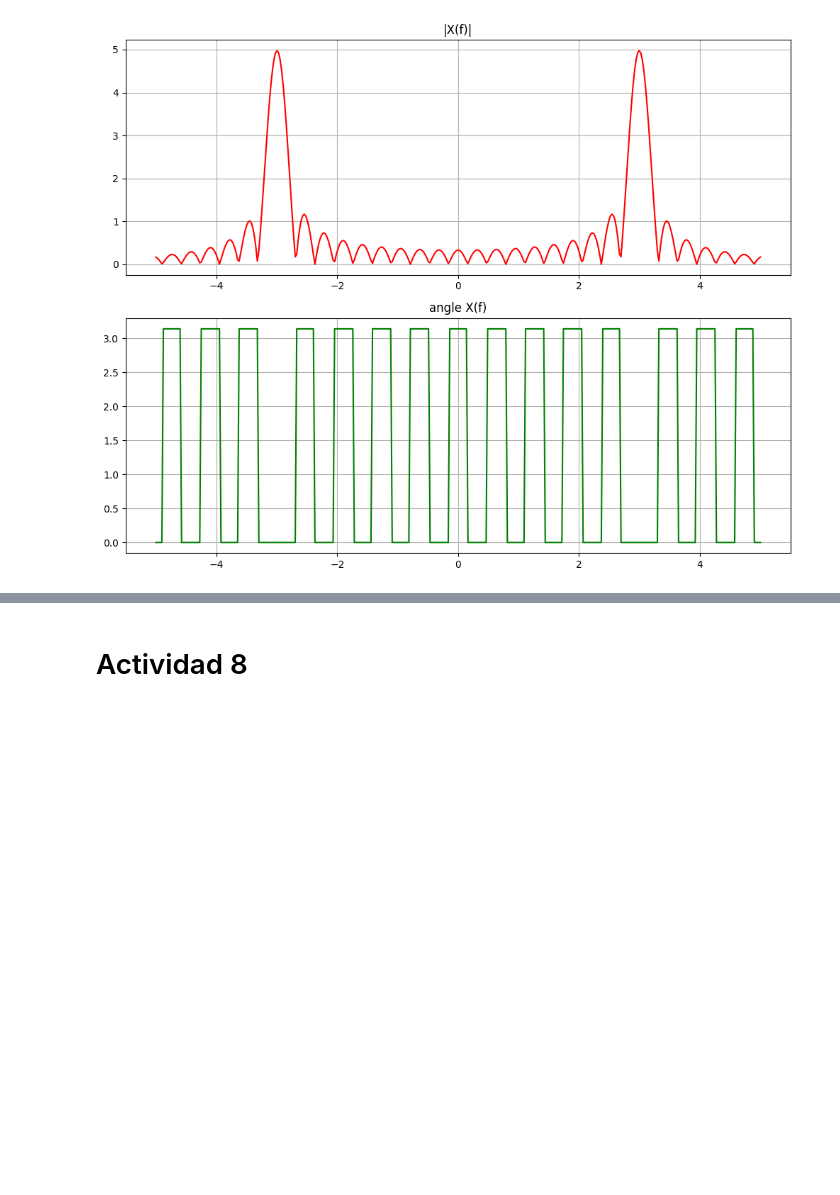
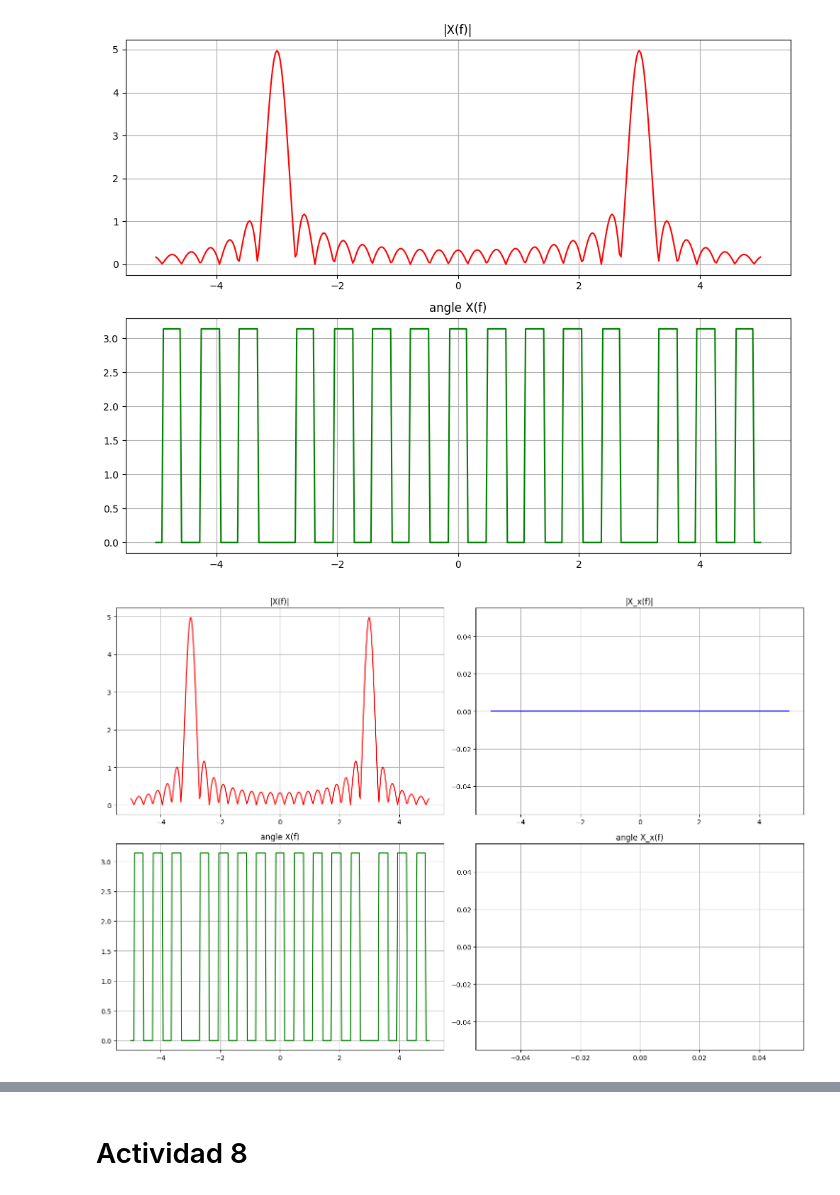
Before and after one commit to Lekkito/analisis-de-se-ales, a Jupyter notebook: tp4.ipynb, the cells around one changed output, grey strips where cells are left out. Saved outputs shown, nothing was run; the diff lists cells and outputs as text; code cells hidden in the pictures; blank space fills up the shorter version.

```diff
--- a/tp4.ipynb
+++ b/tp4.ipynb
@@ -241,3 +241,57 @@ plt.tight_layout()
 plt.show()
 # %% [output]
 [figure]
+# %%
+import matplotlib.pyplot as plt
+import numpy as np
+import sympy as sp
+
+# Defino las variables
+f, t, w = sp.symbols('f t w')
+f0 = 3
+x = sp.cos(2 * sp.pi * f0 * t)
+f_vals = np.linspace(-5, 5, 400)
+
+X = 5 * (sp.sinc(10 *sp.pi* (f - f0)) + sp.sinc(10 * sp.pi*(f + f0)))
+# Graficar el modulo y fase de X
+XM = [sp.Abs(X.subs(f, val)) for val in f_vals]
+XP = [sp.arg(X.subs(f, val)) for val in f_vals]
+
+# Calculo fourier transform de x
+# Fourier transform of x
+X_x = sp.fourier_transform(x, t, w)
+X_f = X_x.subs(w, 2 * sp.pi * f)
+# calcuylar el modulo de la TF
+XM_x = sp.Abs(X_f)
+# calcular la fase de la TF
+XP_x = sp.arg(X_f)
+# Graficar el modulo y fase de X
+XM1_vals = [sp.Abs(XM_x.subs(f, val)) for val in f_vals]
+XP1_vals = [sp.re(XP_x.subs(f, val)) for val in f_vals]
+
+fig, axs = plt.subplots(2, 2, figsize=(15, 10))
+
+# Graficar |X(f)|
+axs[0, 0].plot(f_vals, XM, 'r')
+axs[0, 0].set_title('|X(f)|')
+axs[0, 0].grid()
+
+# Graficar ∠X(f)
+axs[1, 0].plot(f_vals, XP, 'g')
+axs[1, 0].set_title('angle X(f)')
+axs[1, 0].grid()
+
+# Graficar |X_x(f)|
+axs[0, 1].plot(f_vals, XM1_vals, 'b')
+axs[0, 1].set_title('|X_x(f)|')
+axs[0, 1].grid()
+
+# Graficar ∠X_x(f)
+axs[1, 1].plot(f_vals, XP1_vals, 'm')
+axs[1, 1].set_title('angle X_x(f)')
+axs[1, 1].grid()
+
+plt.tight_layout()
+plt.show()
+# %% [output]
+[figure, added]
```
Also changed, not shown: parts of 5 cells of this notebook, 1 other file.
